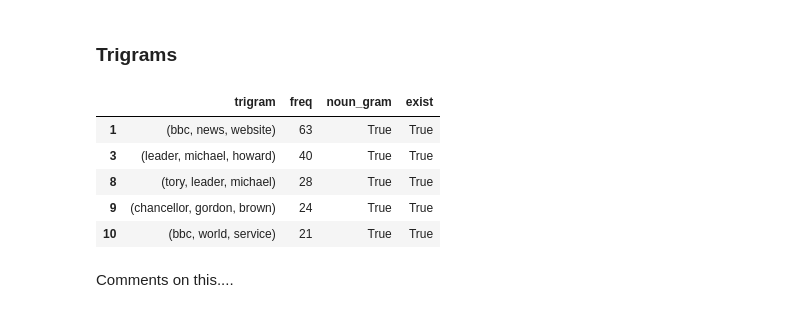
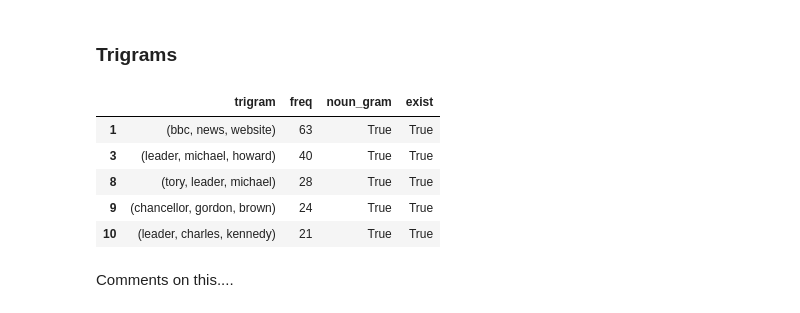
Before and after one commit to L-brierton/Text-Analytics-College-Project, a Jupyter notebook: Homework 2.ipynb, the cells around one changed output. Drawn from its saved outputs; the diff is of its cells as text; code cells hidden in the pictures.

```diff
--- a/Homework 2.ipynb
+++ b/Homework 2.ipynb
@@ -48,7 +60,7 @@ raw_trainset.head()
 ## Step 2: Extract Tokens
 # %%
 ## Define the Function to convert raw text to tokens
-def convert_tokens(rawtext, verbose):
+def convert_tokens(rawtext, verbose=False):
     # First: Tokenization
     # start by removing hyphens to allow for better tokenization
     rawtext = rawtext.replace('-', ' ')
@@ -92,8 +104,8 @@ def convert_tokens(rawtext, verbose):
     if (verbose):
         print('Salutation removed:' + str(rmsalu_token_words[0:20]))
 
-     ## Sixth: Remove Numbers
-    rmnb_token_words = ([word for word in rmsalu_token_words if not word.isdigit()])
+     ## Sixth: Remove words containing numbers
+    rmnb_token_words = ([word for word in rmsalu_token_words if not re.search(r"\d+", word)])
     if (verbose):
         print('Number removed: ' + str(rmnb_token_words[0:20]))
 
@@ -136,12 +150,7 @@ def convert_tokens(rawtext, verbose):
 # %%
 ## we next create a dataframe that contained the content category and bag of words for each document
 df_handle = raw_trainset.copy()
-[n,d] = df_handle.shape
-df_handle['Tokens'] = ['']*n
-
-for index, row in df_handle.iterrows():
-    df_handle['Tokens'].iloc[index] = convert_tokens(row['content'],0)
-
+df_handle["Tokens"] = df_handle.apply(lambda row: convert_tokens(row["content"]), axis=1)
 df_handle.head(10)
 # %% [output]
 |  | content | category | Tokens |
@@ -264,12 +310,13 @@ Another part of our analysis involved looking at bigrams and trigrams, which in
 # %% [markdown]
 ### Bigrams
 # %%
-n=2
-bigram = ngrams(joined_tokens,n)
+joined_tokens = [token for document in df_handle["Tokens"] for token in document]
+
+bigram = ngrams(joined_tokens, 2)
 bi_frequencies = nltk.FreqDist(bigram)
 dict_items =list(dict(bi_frequencies).items())
 #make a dataframe of the bigrams and their frequencies
-df_bigramFreq = pd.DataFrame(dict_items,columns=['bigram','freq']).sort_values(by='freq', ascending=False)
+df_bigramFreq = pd.DataFrame(dict_items, columns=['bigram','freq']).sort_values(by='freq', ascending=False)
 df_bigramFreq = df_bigramFreq.reset_index(drop=True)
 #show only top five
 df_bigramFreq.head(5)
@@ -319,7 +366,7 @@ def CheckWordInText(word, Text):
         return False
 # %%
 #combine all texts
-full_corpus = ''
+full_corpus =' '.join([document for document in df_handle["content"]])
 # combine all the tokens
 for index, row in df_handle.iterrows():
     full_corpus = full_corpus + df_handle['content'].iloc[index]
@@ -355,45 +403,45 @@ We shall now do the same for trigrams. We decided to go no higher than n = 3, fo
 # %% [markdown]
 ### Trigrams
 # %%
-n = 3
-trigram = ngrams(joined_tokens,n)
+joined_tokens = [token for document in df_handle["Tokens"] for token in document]
+trigram = ngrams(joined_tokens, 3)
 tri_frequencies = nltk.FreqDist(trigram)
-dict_items =list(dict(tri_frequencies).items())
+dict_items = list(dict(tri_frequencies).items())
 #make a dataframe of the trigrams and their frequencies
-df_trigramFreq = pd.DataFrame(dict_items,columns=['trigram','freq']).sort_values(by='freq', ascending=False)
+df_trigramFreq = pd.DataFrame(dict_items, columns=['trigram','freq']).sort_values(by='freq', ascending=False)
 df_trigramFreq = df_trigramFreq.reset_index(drop=True)
 
 #check for noun grams
 ##look only at top 50 for efficiency sake
 df_trigramFreq_filter = df_trigramFreq.copy().head(50)
 #creaete a new column which check for each bigram, which are noun grams , returns true or false
 df_trigramFreq_filter['noun_gram'] = df_trigramFreq_filter["trigram"].map(lambda x : IsNounGram(x))
 #filter out those that are false
 df_trigramFreq_filter = df_trigramFreq_filter[df_trigramFreq_filter.noun_gram != False]
 #printf(df_bigramFreq_filter.head(5))
 
 #check in text
 df_real_trigram = df_trigramFreq_filter.copy()
 
 exits_list = []
 for index, row in df_trigramFreq_filter.iterrows():
     gram = row['trigram']
     word = (' '.join(gram))
     exits_list.append(CheckWordInText(word, full_corpus))
 
 df_real_trigram['exist'] = exits_list
 df_real_trigram = df_real_trigram.loc[df_real_trigram.exist==True]
 
 
 #df_trigramFreq_filter.head(5)
 df_real_trigram.head(5)
 # %% [output]
 |  | trigram | freq | noun_gram | exist |
 | 1 | (bbc, news, website) | 63 | True | True |
 | 3 | (leader, michael, howard) | 40 | True | True |
 | 8 | (tory, leader, michael) | 28 | True | True |
 | 9 | (chancellor, gordon, brown) | 24 | True | True |
-| 10 | (bbc, world, service) | 21 | True | True |
+| 10 | (leader, charles, kennedy) | 21 | True | True |
 # %% [markdown]
 Comments on this....
 # %% [markdown]
```
Also changed, not shown: parts of 57 cells of this notebook.
